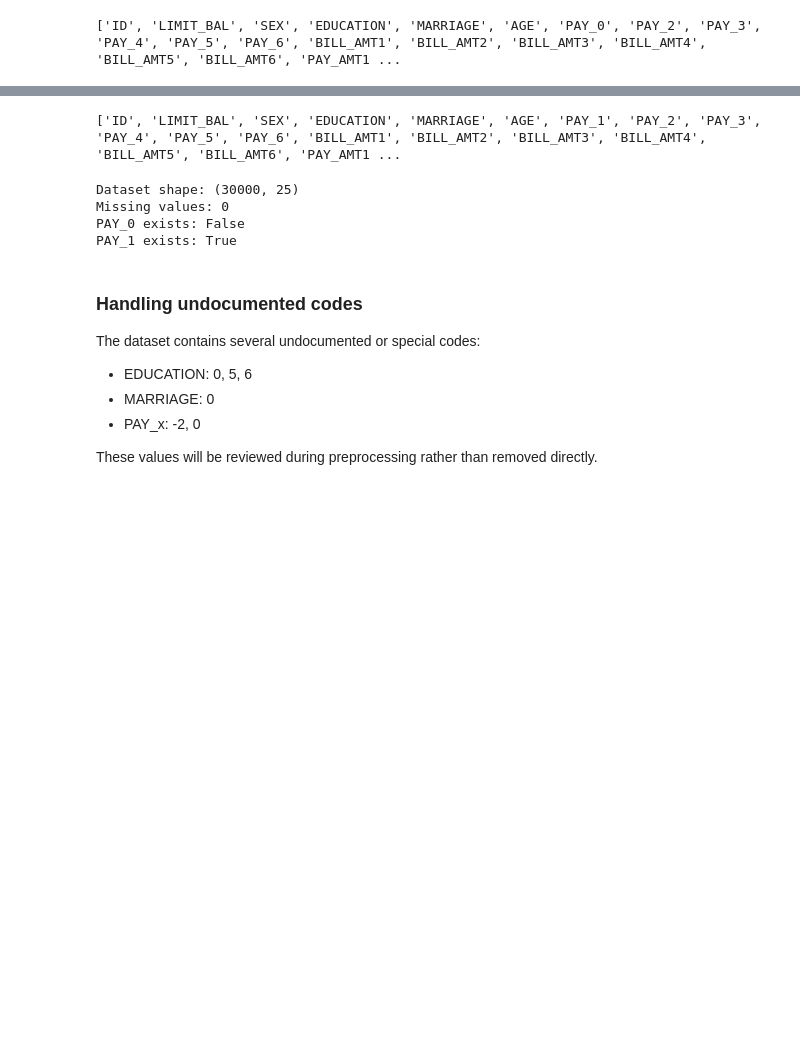
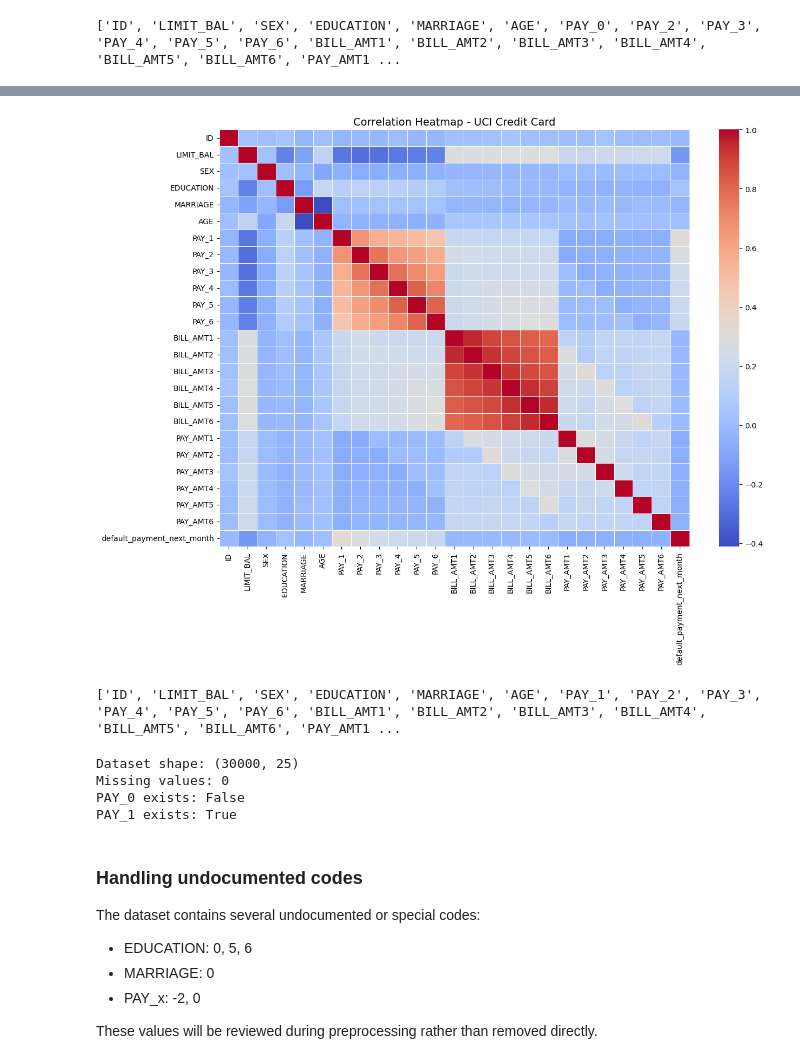
Before and after one commit to htr08/2627I-INT3011E_2-AICreditScoring, a Jupyter notebook: notebooks/01_eda.ipynb, the cells around one changed output, grey strips where cells are left out. Drawn from its saved outputs; the diff is of its cells as text; code cells hidden in the pictures; blank space fills up the shorter version.

```diff
--- a/notebooks/01_eda.ipynb
+++ b/notebooks/01_eda.ipynb
@@ -230,2 +265,13 @@ outlier_df.sort_values(
 # %%
-df = df.rename(columns={"PAY_0": "PAY_1"})
+df = df.rename(columns={
+    'PAY_0': 'PAY_1',
+    'default.payment.next.month': 'default_payment_next_month'
+})
+
+df['EDUCATION'] = df['EDUCATION'].replace({0: 4, 5: 4, 6: 4})
+df['MARRIAGE'] = df['MARRIAGE'].replace({0: 3})
+
+print("EDUCATION Value Counts:")
+print(df['EDUCATION'].value_counts())
+print("\nMARRIAGE Value Counts:")
+print(df['MARRIAGE'].value_counts())
@@ -232,3 +293,13 @@ df = df.rename(columns={"PAY_0": "PAY_1"})
+# %%
+import matplotlib.pyplot as plt
+import seaborn as sns
+
+plt.figure(figsize=(14, 10))
+sns.heatmap(df.corr(), annot=False, cmap='coolwarm', linewidths=0.5)
+plt.title('Correlation Heatmap - UCI Credit Card', fontsize=14)
+plt.show()
+# %% [output]
+[figure, added]
 # %%
 print(df.columns.tolist())
 # %% [output]
```
Also changed, not shown: parts of 34 cells of this notebook, 2 other files.
